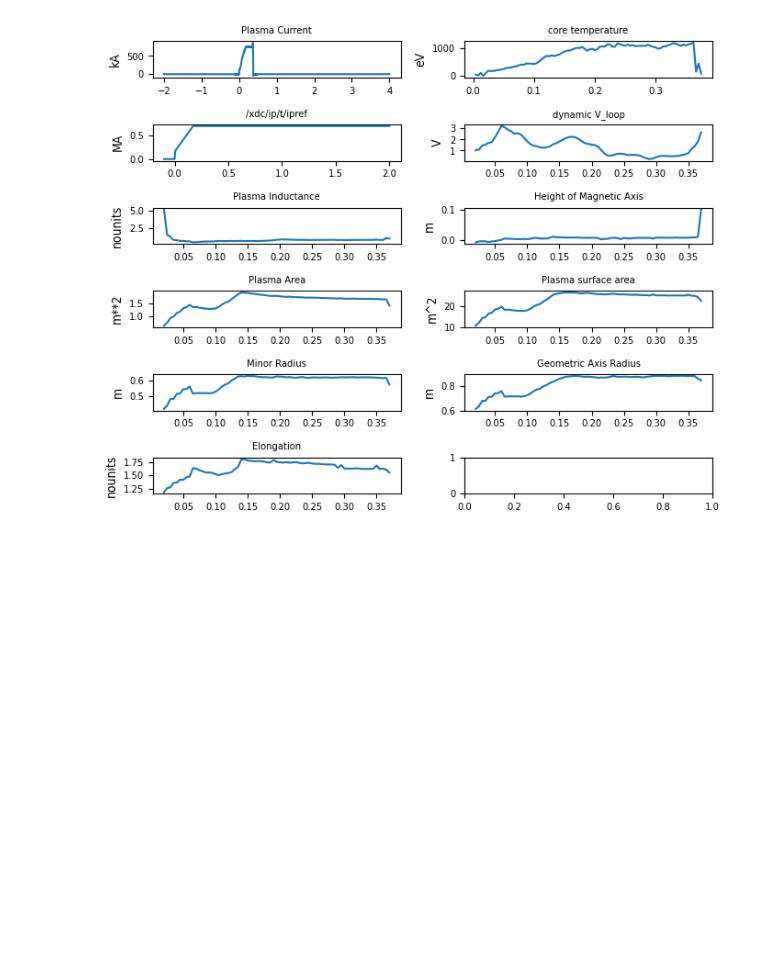
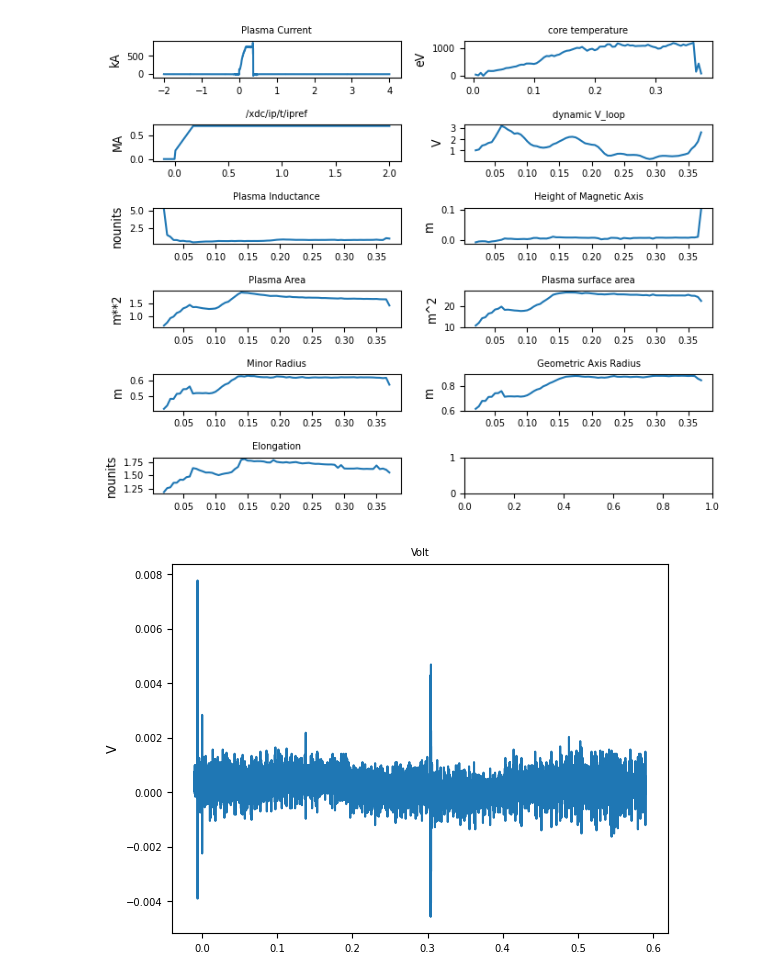
Before and after one commit to samueljackson92/defuse-data, a Jupyter notebook: inspect_data.ipynb, the cells around one changed output. Drawn from its saved outputs; the diff is of its cells as text; code cells hidden in the pictures; blank space fills up the shorter version.

Commit message:
Update notebook and camera data

```diff
--- a/inspect_data.ipynb
+++ b/inspect_data.ipynb
@@ -67,3 +72,8 @@ for name, ax in zip(defuse_signals, axes.flatten()):
 plt.tight_layout()
 # %% [output]
 [figure]
+# %%
+ds = xr.open_dataset('~/data/tiny/30420.zarr', group='xsx/hcam_l_3', engine='zarr')
+plot_signal(ds)
+# %% [output]
+[figure, added]
```
Also changed, not shown: parts of 8 cells of this notebook, 1 other file.
